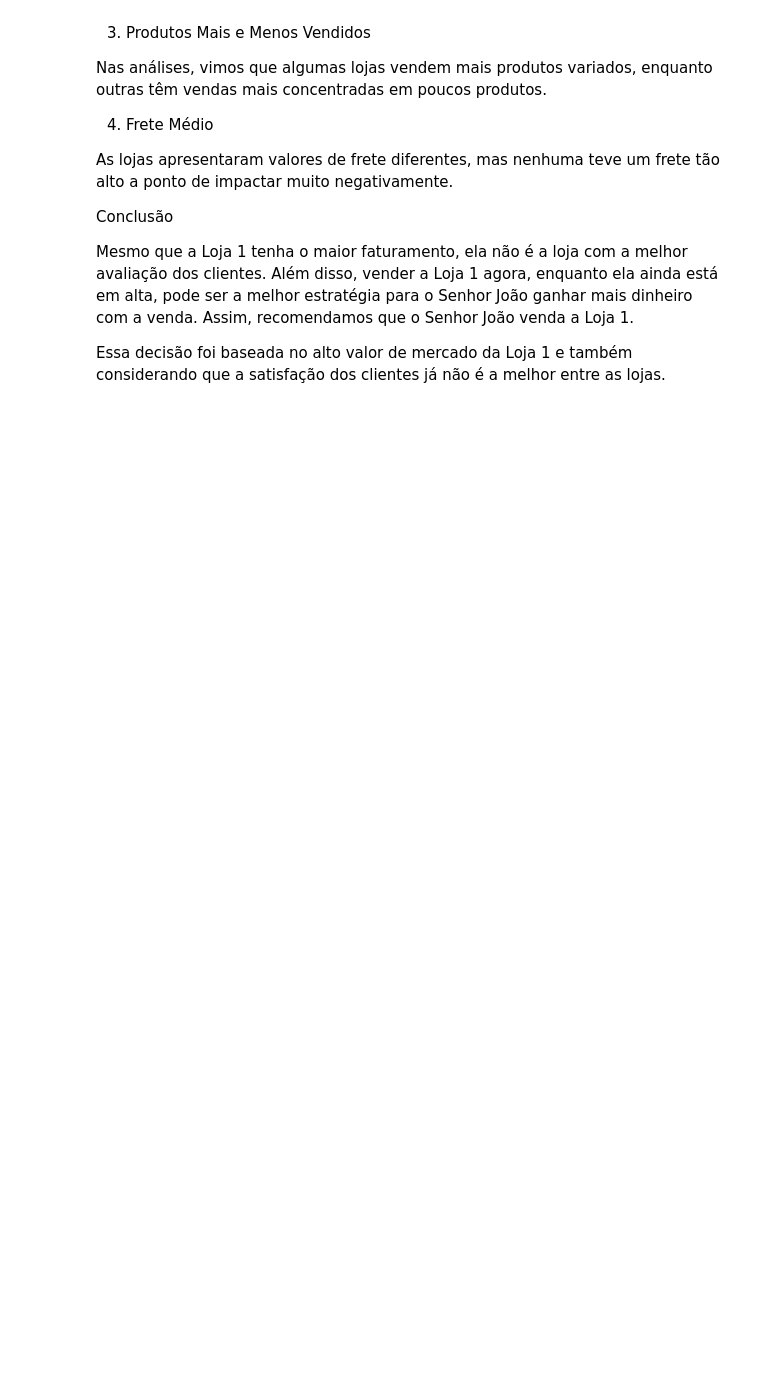
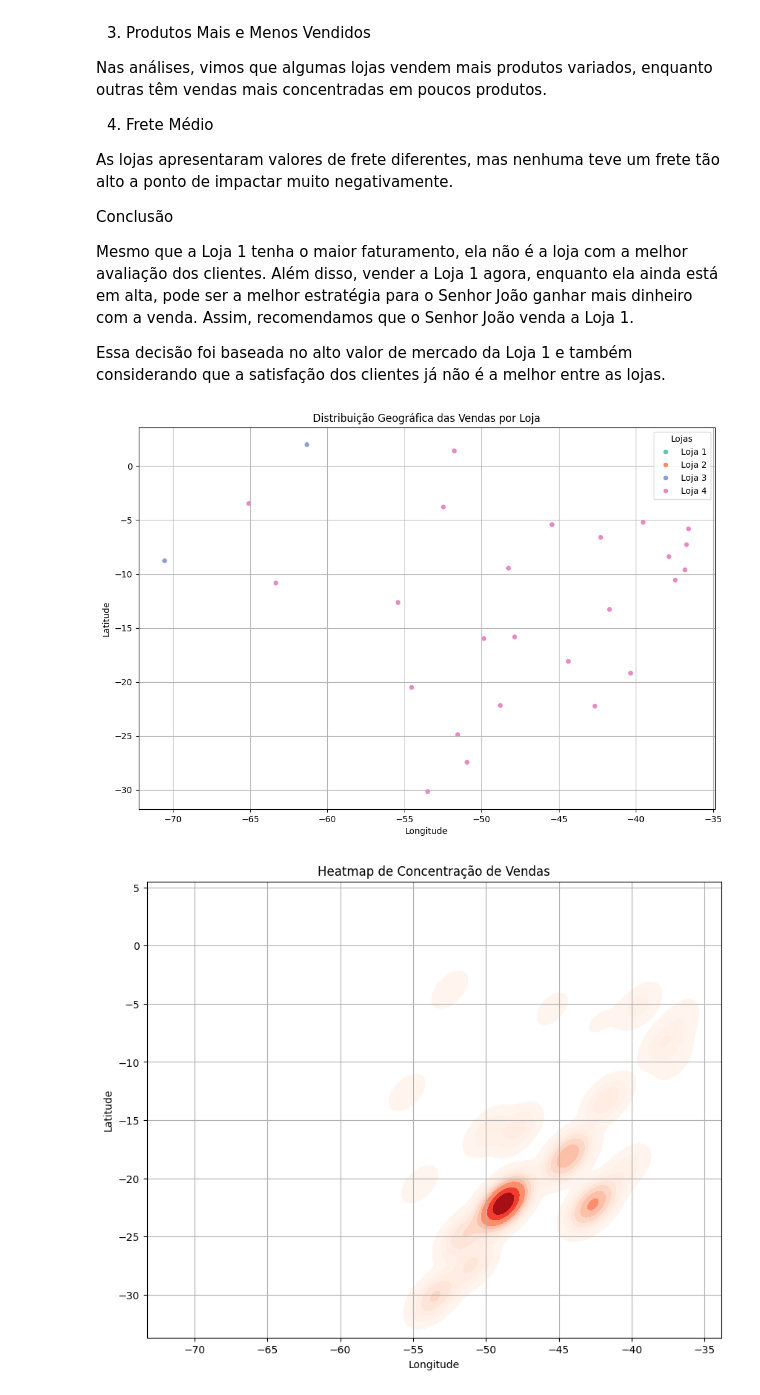
Before and after one commit to Elianehenri/challenge1-data-science, a Jupyter notebook: AluraStoreBr.ipynb, the cells around one changed output. Cells and saved outputs as stored; diff of their text form; code cells hidden in the pictures; blank space fills up the shorter version.

```diff
--- a/AluraStoreBr.ipynb
+++ b/AluraStoreBr.ipynb
@@ -256,3 +256,52 @@ Mesmo que a Loja 1 tenha o maior faturamento, ela não é a loja com a melhor av
  Assim, recomendamos que o Senhor João venda a Loja 1.
 
 Essa decisão foi baseada no alto valor de mercado da Loja 1 e também considerando que a satisfação dos clientes já não é a melhor entre as lojas.
+# %%
+import pandas as pd
+import matplotlib.pyplot as plt
+import seaborn as sns
+
+# Carregar os dados
+url1 = "https://raw.githubusercontent.com/alura-es-cursos/challenge1-data-science/refs/heads/main/base-de-dados-challenge-1/loja_1.csv"
+url2 = "https://raw.githubusercontent.com/alura-es-cursos/challenge1-data-science/refs/heads/main/base-de-dados-challenge-1/loja_2.csv"
+url3 = "https://raw.githubusercontent.com/alura-es-cursos/challenge1-data-science/refs/heads/main/base-de-dados-challenge-1/loja_3.csv"
+url4 = "https://raw.githubusercontent.com/alura-es-cursos/challenge1-data-science/refs/heads/main/base-de-dados-challenge-1/loja_4.csv"
+
+loja1 = pd.read_csv(url1)
+loja2 = pd.read_csv(url2)
+loja3 = pd.read_csv(url3)
+loja4 = pd.read_csv(url4)
+
+#  Coluna indicando a loja
+loja1['Loja'] = 'Loja 1'
+loja2['Loja'] = 'Loja 2'
+loja3['Loja'] = 'Loja 3'
+loja4['Loja'] = 'Loja 4'
+
+# Juntar todos os dados
+dados = pd.concat([loja1, loja2, loja3, loja4], ignore_index=True)
+
+# Plotar Gráfico de Dispersão (Scatter Plot) para todas as vendas
+plt.figure(figsize=(12,8))
+sns.scatterplot(data=dados, x='lon', y='lat', hue='Loja', palette='Set2')
+plt.title('Distribuição Geográfica das Vendas por Loja')
+plt.xlabel('Longitude')
+plt.ylabel('Latitude')
+plt.grid(True)
+plt.legend(title='Lojas')
+plt.show()
+
+# Plotar um Heatmap para concentração de vendas
+plt.figure(figsize=(10,8))
+sns.kdeplot(
+    data=dados, x='lon', y='lat',
+    cmap="Reds", fill=True, thresh=0.05
+)
+plt.title('Heatmap de Concentração de Vendas')
+plt.xlabel('Longitude')
+plt.ylabel('Latitude')
+plt.grid(True)
+plt.show()
+# %% [output]
+[figure, added]
+[figure, added]
```
